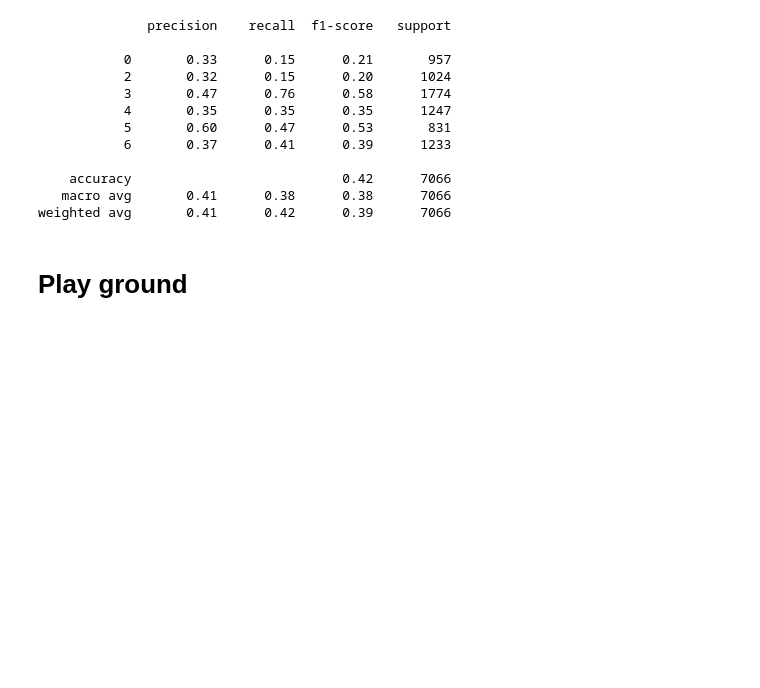
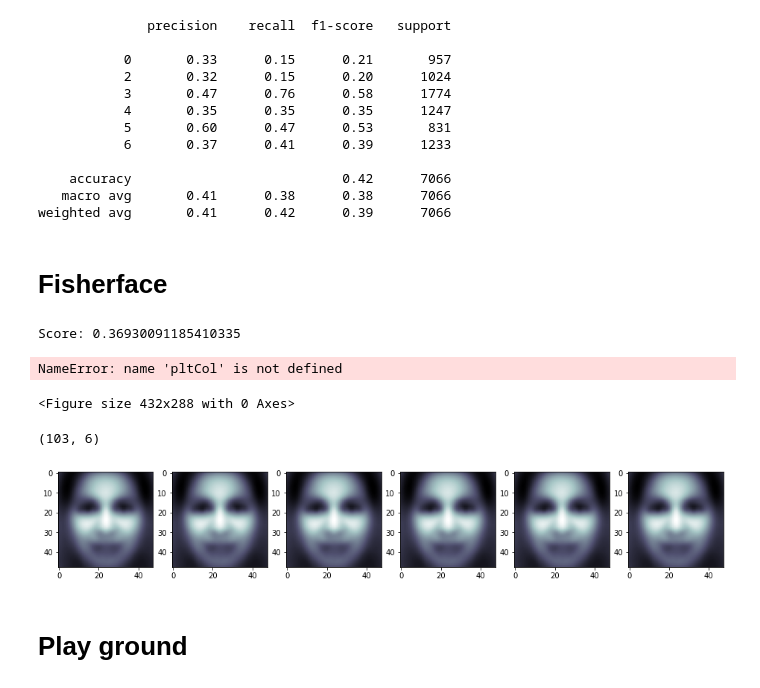
Before and after one commit to chikakoto/facial-expression-recognition, a Jupyter notebook: notebooks/chikako/3.0_co_PCA.ipynb, the cells around one changed output. Saved outputs shown, nothing was run; the diff lists cells and outputs as text; code cells hidden in the pictures; blank space fills up the shorter version.

Commit message:
Change file name to dimension_reduction from PCA. Add HoG in feature_transformation. Complete feature_transformation. Add FisherFace playground.

```diff
--- a/notebooks/chikako/3.0_co_PCA.ipynb
+++ b/notebooks/chikako/3.0_co_PCA.ipynb
@@ -329,6 +328,46 @@ print(metrics.classification_report(y_test, y_pred))
     accuracy                           0.42      7066
    macro avg       0.41      0.38      0.38      7066
 weighted avg       0.41      0.42      0.39      7066
+# %% [markdown]
+# Fisherface
+# %%
+pca = PCA(n_components=103)
+pca.fit(X_train)
+X_train_pca = pca.transform(X_train)
+X_test_pca = pca.transform(X_test)
+
+lda = LDA()
+lda.fit(X_train_pca, y_train)
+
+y_pred = lda.predict(X_test_pca)
+
+score = accuracy_score(y_test, y_pred)
+print('Score: ' + str(score))
+# %% [output]
+Score: 0.36930091185410335
+# %%
+plt.figure()
+plt.scatter(X_train_pca[:, 0], X_train_pca[:, 1], color=pltCol)
+plt.show()
+# %% [output]
+NameError: name 'pltCol' is not defined
+<Figure size 432x288 with 0 Axes>
+# %%
+lda.scalings_.shape
+# %% [output]
+(103, 6)
+# %%
+X_train_lda = lda.transform(X_train_pca)
+#Plot fisherfaces
+plt.figure(figsize=(16, 6))
+for i in range(6):
+    ax = plt.subplot(1, 6, i + 1)
+    C1 = pca.inverse_transform(lda.scalings_[:, i])
+    C1.shape = [48, 48]
+    ax.imshow(C1, cmap=plt.cm.bone)
+plt.show()
+# %% [output]
+[figure, added]
 # %% [markdown]
 # Play ground
 # %%
```
Also changed, not shown: parts of 1 cell of this notebook, 3 other files.
